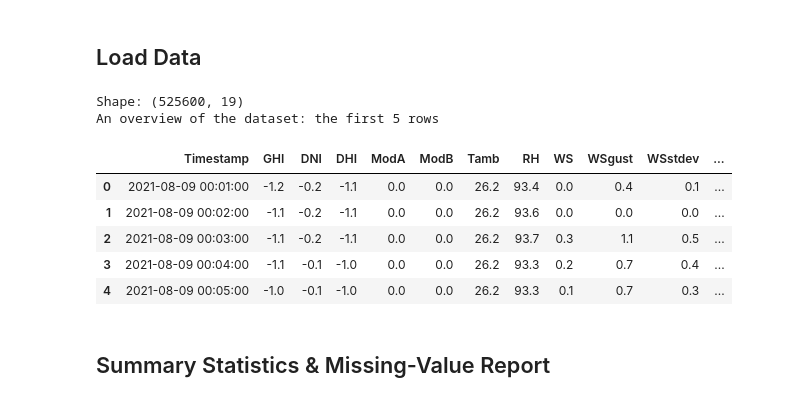
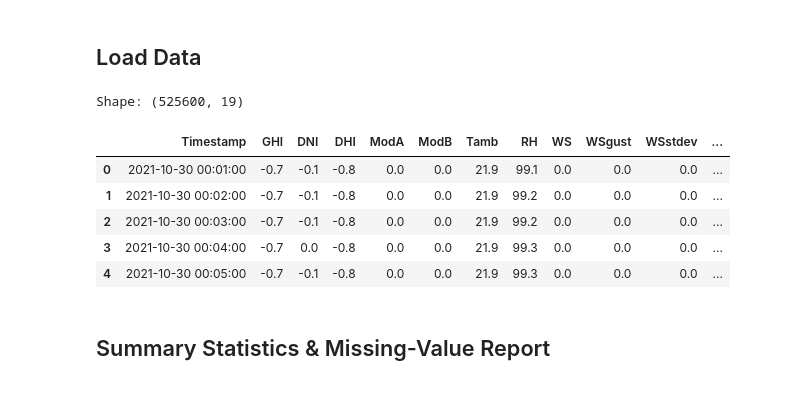
Before and after one commit to jossieT/solar-challenge-week0, a Jupyter notebook: notebooks/sierraleone_eda.ipynb, the cells around one changed output. Drawn from its saved outputs; the diff is of its cells as text; code cells hidden in the pictures.

Commit message:
sierraleone: data profiling, cleaning and eda update

```diff
--- a/notebooks/sierraleone_eda.ipynb
+++ b/notebooks/sierraleone_eda.ipynb
@@ -9,24 +9,23 @@ from scipy import stats
 # %% [markdown]
 ## Load Data
 # %%
-path = "../data/sierraleone-bambuna.csv"
+path = "../data/sierraleone-bumbuna.csv"
 df = pd.read_csv(path)
 # Convert timestamp to datetime
 df['Timestamp'] = pd.to_datetime(df['Timestamp'])
 
 # Sort by time
 df = df.sort_values(by="Timestamp").reset_index(drop=True)
 print("Shape:", df.shape)
 df.head()
 # %% [output]
 Shape: (525600, 19)
-An overview of the dataset: the first 5 rows
 |  | Timestamp | GHI | DNI | DHI | ModA | ModB | Tamb | RH | WS | WSgust | WSstdev | ... |
-| 0 | 2021-08-09 00:01:00 | -1.2 | -0.2 | -1.1 | 0.0 | 0.0 | 26.2 | 93.4 | 0.0 | 0.4 | 0.1 | ... |
-| 1 | 2021-08-09 00:02:00 | -1.1 | -0.2 | -1.1 | 0.0 | 0.0 | 26.2 | 93.6 | 0.0 | 0.0 | 0.0 | ... |
-| 2 | 2021-08-09 00:03:00 | -1.1 | -0.2 | -1.1 | 0.0 | 0.0 | 26.2 | 93.7 | 0.3 | 1.1 | 0.5 | ... |
-| 3 | 2021-08-09 00:04:00 | -1.1 | -0.1 | -1.0 | 0.0 | 0.0 | 26.2 | 93.3 | 0.2 | 0.7 | 0.4 | ... |
-| 4 | 2021-08-09 00:05:00 | -1.0 | -0.1 | -1.0 | 0.0 | 0.0 | 26.2 | 93.3 | 0.1 | 0.7 | 0.3 | ... |
+| 0 | 2021-10-30 00:01:00 | -0.7 | -0.1 | -0.8 | 0.0 | 0.0 | 21.9 | 99.1 | 0.0 | 0.0 | 0.0 | ... |
+| 1 | 2021-10-30 00:02:00 | -0.7 | -0.1 | -0.8 | 0.0 | 0.0 | 21.9 | 99.2 | 0.0 | 0.0 | 0.0 | ... |
+| 2 | 2021-10-30 00:03:00 | -0.7 | -0.1 | -0.8 | 0.0 | 0.0 | 21.9 | 99.2 | 0.0 | 0.0 | 0.0 | ... |
+| 3 | 2021-10-30 00:04:00 | -0.7 | 0.0 | -0.8 | 0.0 | 0.0 | 21.9 | 99.3 | 0.0 | 0.0 | 0.0 | ... |
+| 4 | 2021-10-30 00:05:00 | -0.7 | -0.1 | -0.8 | 0.0 | 0.0 | 21.9 | 99.3 | 0.0 | 0.0 | 0.0 | ... |
 # %% [markdown]
 ## Summary Statistics & Missing-Value Report
 # %%
```
